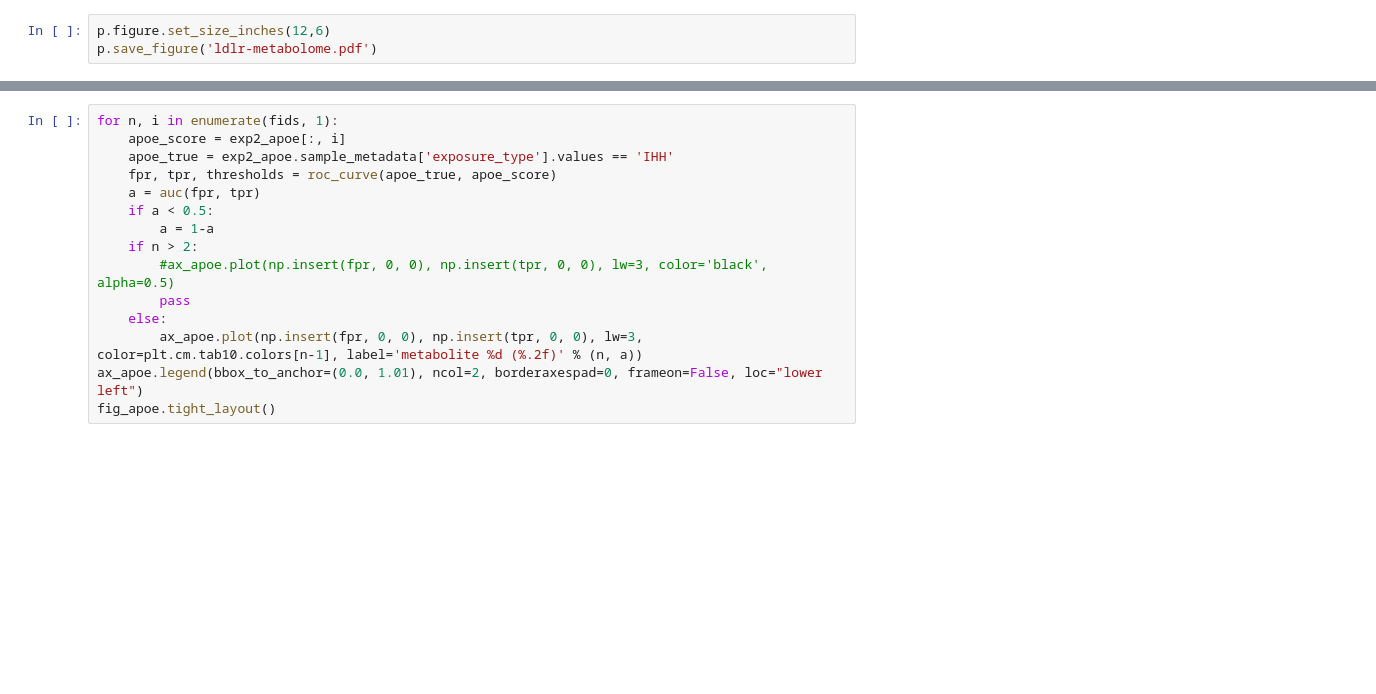
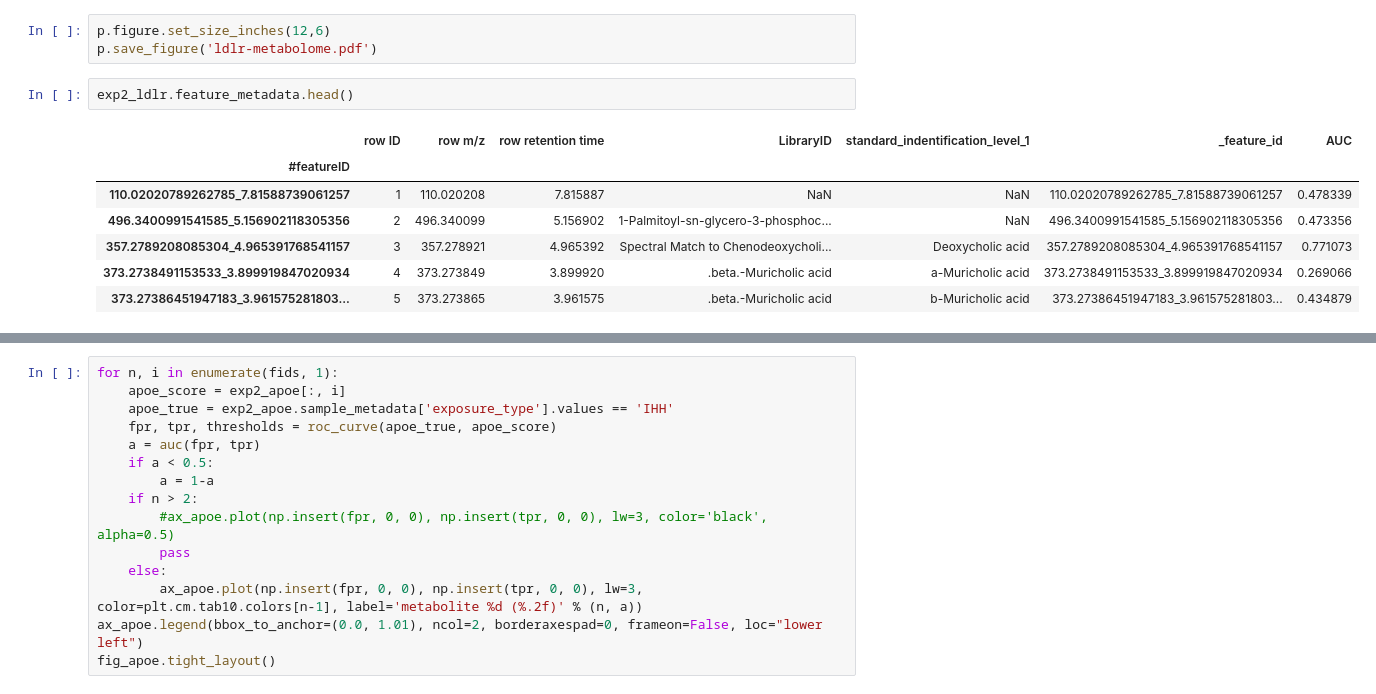
Before and after one commit to knightlab-analyses/crossmodel_prediction, a Jupyter notebook: notebooks/fig3.metabolomics.ipynb, the cells around one changed output, grey strips where cells are left out. Drawn from its saved outputs; the diff is of its cells as text; blank space fills up the shorter version.

```diff
--- a/notebooks/fig3.metabolomics.ipynb
+++ b/notebooks/fig3.metabolomics.ipynb
@@ -370,3 +366,13 @@ HBox(children=(Button(description='print axes ranges', style=ButtonStyle(), tool
 # %%
 p.figure.set_size_inches(12,6)
 p.save_figure('ldlr-metabolome.pdf')
+# %%
+exp2_ldlr.feature_metadata.head()
+# %% [output]
+|  | row ID | row m/z | row retention time | LibraryID | standard_indentification_level_1 | _feature_id | AUC |
+| #featureID |  |  |  |  |  |  |  |
+| 110.02020789262785_7.81588739061257 | 1 | 110.020208 | 7.815887 | NaN | NaN | 110.02020789262785_7.81588739061257 | 0.478339 |
+| 496.3400991541585_5.156902118305356 | 2 | 496.340099 | 5.156902 | 1-Palmitoyl-sn-glycero-3-phosphoc... | NaN | 496.3400991541585_5.156902118305356 | 0.473356 |
+| 357.2789208085304_4.965391768541157 | 3 | 357.278921 | 4.965392 | Spectral Match to Chenodeoxycholi... | Deoxycholic acid | 357.2789208085304_4.965391768541157 | 0.771073 |
+| 373.2738491153533_3.899919847020934 | 4 | 373.273849 | 3.899920 | .beta.-Muricholic acid | a-Muricholic acid | 373.2738491153533_3.899919847020934 | 0.269066 |
+| 373.27386451947183_3.961575281803... | 5 | 373.273865 | 3.961575 | .beta.-Muricholic acid | b-Muricholic acid | 373.27386451947183_3.961575281803... | 0.434879 |
```
Also changed, not shown: parts of 15 cells of this notebook, 1 other file.
